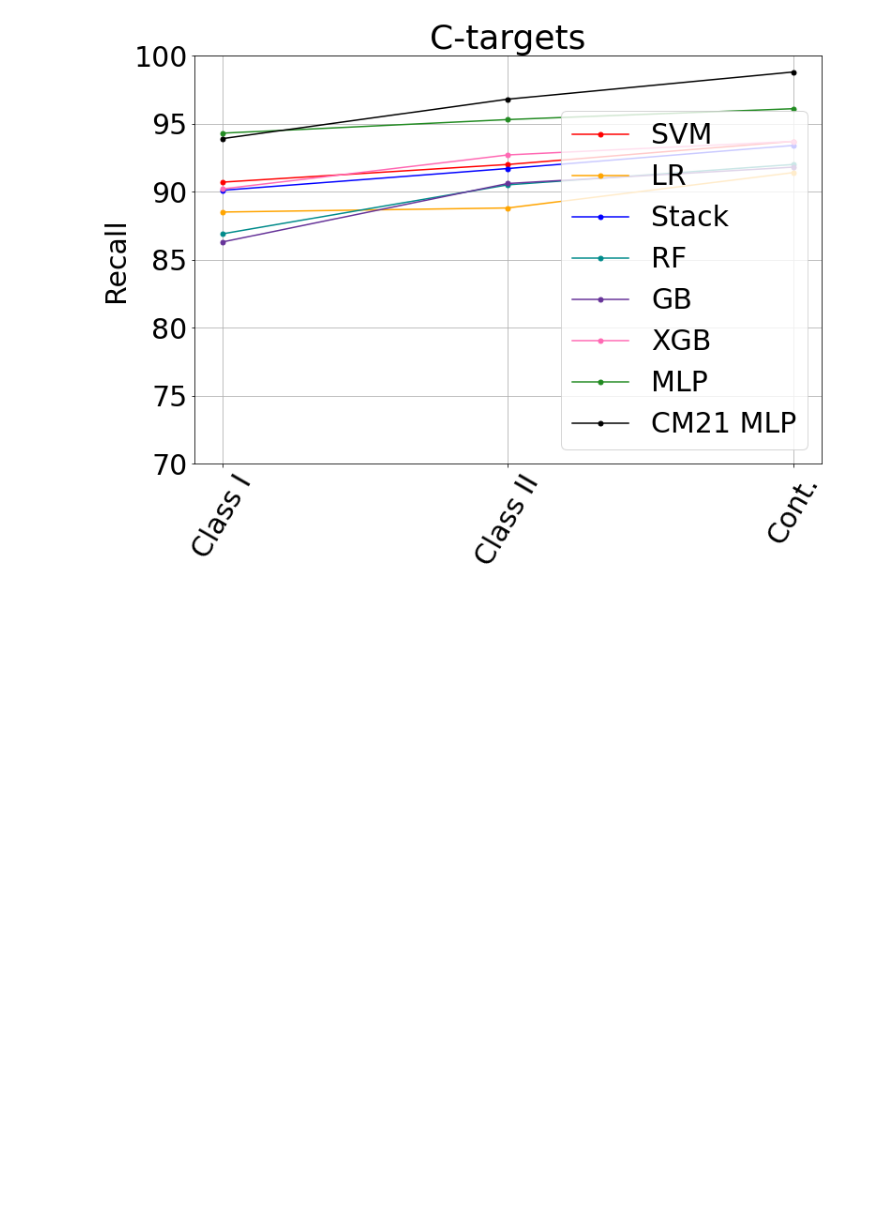
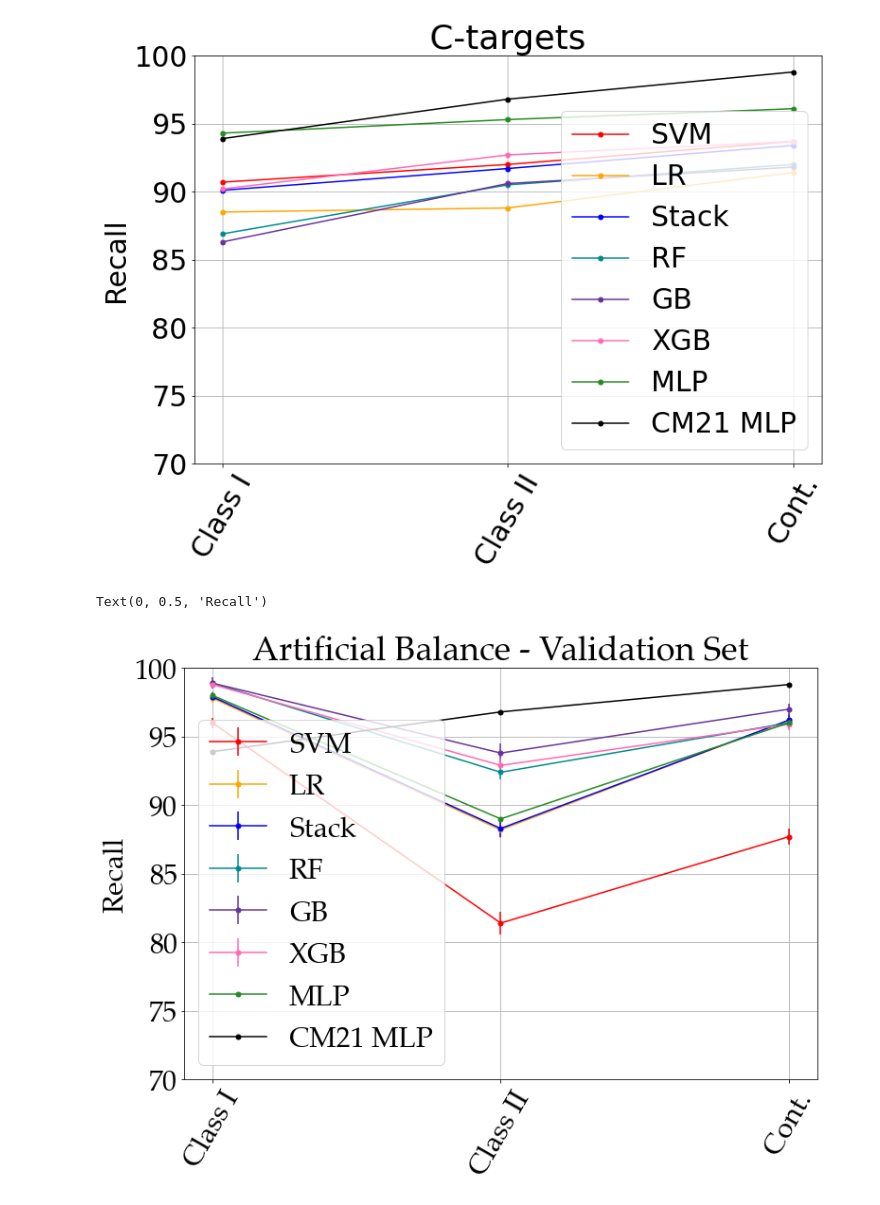
Before and after one commit to bcrompvoets/Random, a Jupyter notebook: Phase_1__Three_Class_Classification/Notebooks/Compare.ipynb, the cells around one changed output. Cells and saved outputs as stored; diff of their text form; code cells hidden in the pictures; blank space fills up the shorter version.

```diff
--- a/Phase_1__Three_Class_Classification/Notebooks/Compare.ipynb
+++ b/Phase_1__Three_Class_Classification/Notebooks/Compare.ipynb
@@ -475,3 +484,36 @@ plt.ylabel("Recall")
 plt.savefig("C_targets_Recall.png",dpi=100)
 # %% [output]
 [figure]
+# %%
+# For artificially balanced data
+import matplotlib.pyplot as plt
+plt.subplots(1,1,figsize=(12,8))
+#SVM
+plt.errorbar([0,1,2],[96,81.4,87.7],yerr=[0.4,0.8,0.6],color='red',fmt='.-',markersize=10,label='SVM')
+#LR
+plt.errorbar([0,1,2],[97.8,88.2,96.2],yerr=[0.3,0.6,0.4],color='orange',fmt='.-',markersize=10,label='LR')
+#Stack
+plt.errorbar([0,1,2],[97.9,88.3,96.2],yerr=[0.3,0.6,0.4],color='blue',fmt='.-',markersize=10,label='Stack')
+#RF
+plt.errorbar([0,1,2],[98.9,92.4,96],yerr=[0.2,0.5,0.4],color='darkcyan',fmt='.-',markersize=10,label='RF')
+#GB
+plt.errorbar([0,1,2],[98.9,93.8,97],yerr=[0.4,0.7,0.4],color='rebeccapurple',fmt='.-',markersize=10,label='GB')
+#XGB
+plt.errorbar([0,1,2],[98.8,92.9,95.9],yerr=[0.2,0.5,0.4],color='hotpink',fmt='.-',markersize=10,label='XGB')
+#MLP
+plt.errorbar([0,1,2],[98,89,96],color='forestgreen',fmt='.-',markersize=10,label='MLP')
+# CM21 MLP
+plt.errorbar([0,1,2],[93.9,96.8,98.8],color='k',fmt='.-',markersize=10,label='CM21 MLP')
+
+plt.xticks(ticks=[0,1,2],labels=["Class I", "Class II", "Cont."],rotation = 60)
+plt.legend()
+plt.ylim(70,100)
+plt.grid(True)
+plt.title("Artificial Balance - Validation Set")
+
+plt.ylabel("Recall")
+
+# plt.savefig("../Figures/G_targets_Artificial_Balance.png",dpi=100)
+# %% [output]
+Text(0, 0.5, 'Recall')
+[figure, added]
```
Also changed, not shown: parts of 5 cells of this notebook, 24 other files.
